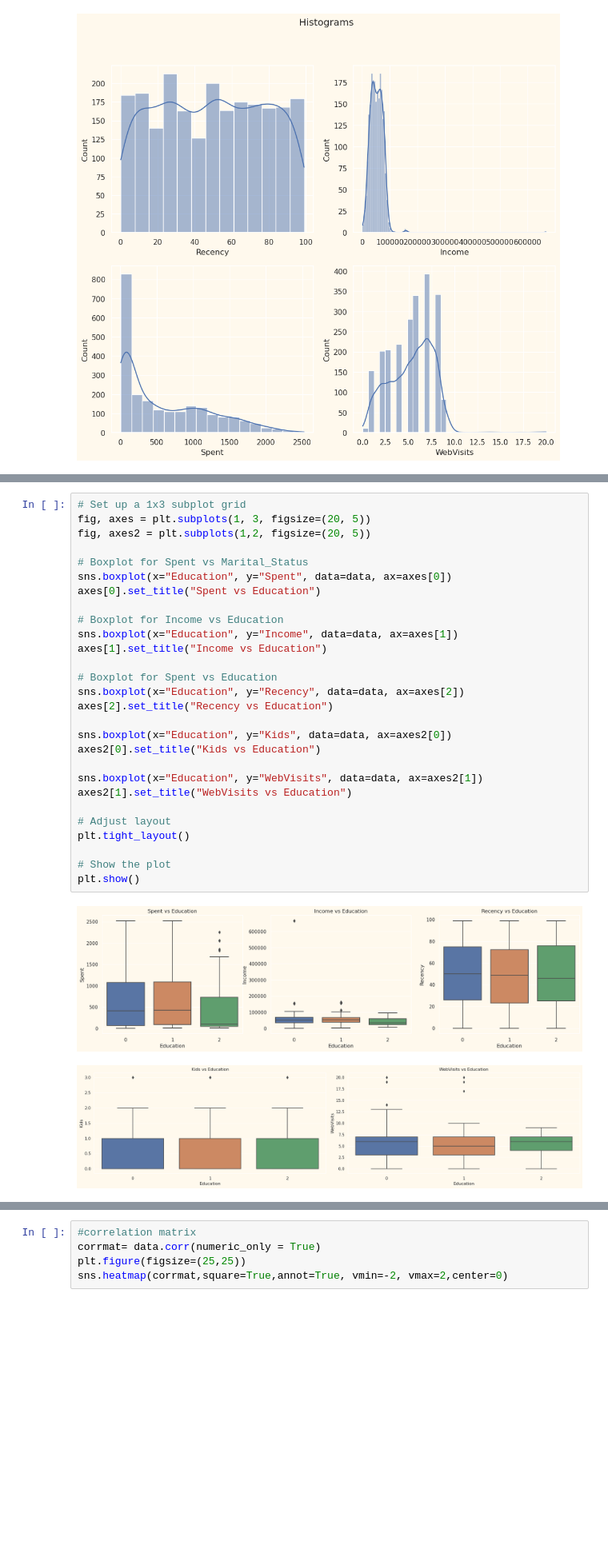
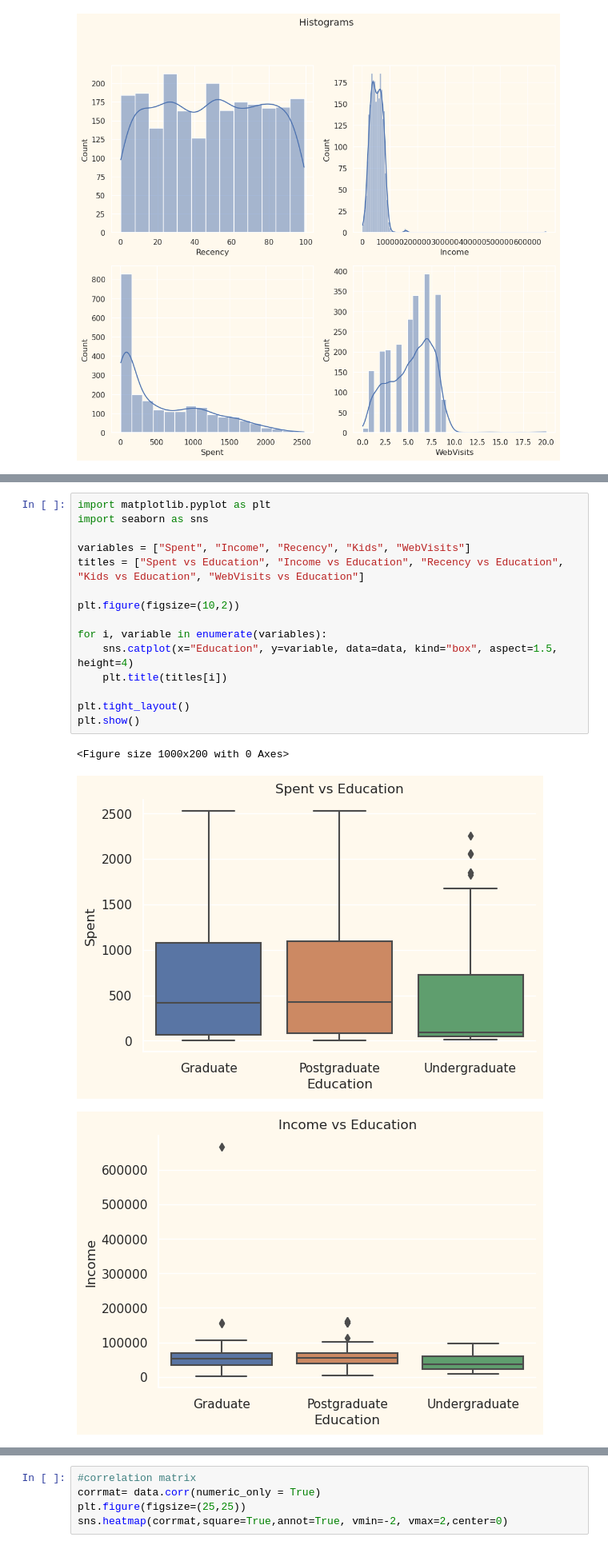
Before and after one commit to CatarinaCosta02/DAA-Project1, a Jupyter notebook: data_exploration.ipynb, the cells around one changed output, grey strips where cells are left out. Shown at 80% size. Saved outputs shown, nothing was run; the diff lists cells and outputs as text; blank space fills up the shorter version.

Commit message:
Feito, mas queria adicionar pie charts

```diff
--- a/data_exploration.ipynb
+++ b/data_exploration.ipynb
@@ -432,31 +474,19 @@ sns.histplot(data['WebVisits'], ax=axs[1,1], kde=True)
 # %%
-# Set up a 1x3 subplot grid
-fig, axes = plt.subplots(1, 3, figsize=(20, 5))
-fig, axes2 = plt.subplots(1,2, figsize=(20, 5))
+import matplotlib.pyplot as plt
+import seaborn as sns
 
-# Boxplot for Spent vs Marital_Status
-sns.boxplot(x="Education", y="Spent", data=data, ax=axes[0])
-axes[0].set_title("Spent vs Education")
+variables = ["Spent", "Income", "Recency", "Kids", "WebVisits"]
+titles = ["Spent vs Education", "Income vs Education", "Recency vs Education", "Kids vs Education", "WebVisits vs Education"]
 
-# Boxplot for Income vs Education
-sns.boxplot(x="Education", y="Income", data=data, ax=axes[1])
-axes[1].set_title("Income vs Education")
+plt.figure(figsize=(10,2))
 
-# Boxplot for Spent vs Education
-sns.boxplot(x="Education", y="Recency", data=data, ax=axes[2])
-axes[2].set_title("Recency vs Education")
+for i, variable in enumerate(variables):
+    sns.catplot(x="Education", y=variable, data=data, kind="box", aspect=1.5, height=4)
+    plt.title(titles[i])
 
-sns.boxplot(x="Education", y="Kids", data=data, ax=axes2[0])
-axes2[0].set_title("Kids vs Education")
-
-sns.boxplot(x="Education", y="WebVisits", data=data, ax=axes2[1])
-axes2[1].set_title("WebVisits vs Education")
-
-# Adjust layout
 plt.tight_layout()
-
-# Show the plot
 plt.show()
 # %% [output]
+<Figure size 1000x200 with 0 Axes>
-[figure, old version]
+[figure, new version]
-[figure, old version]
+[figure, new version]
```
Also changed, not shown: parts of 31 cells of this notebook, 1 other file.
